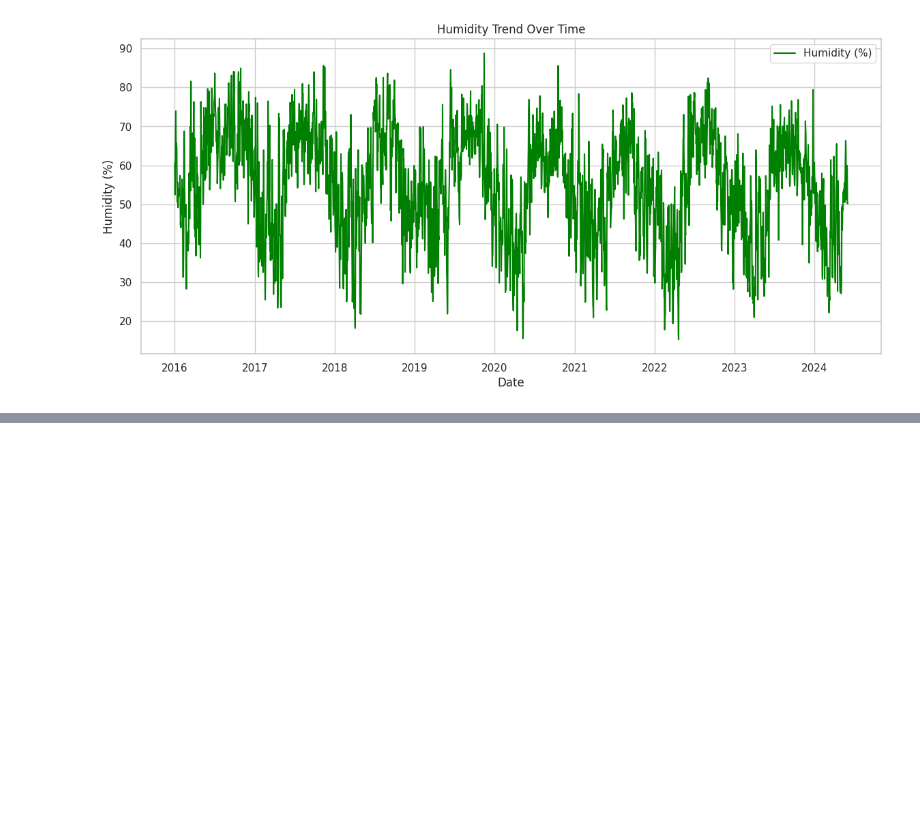
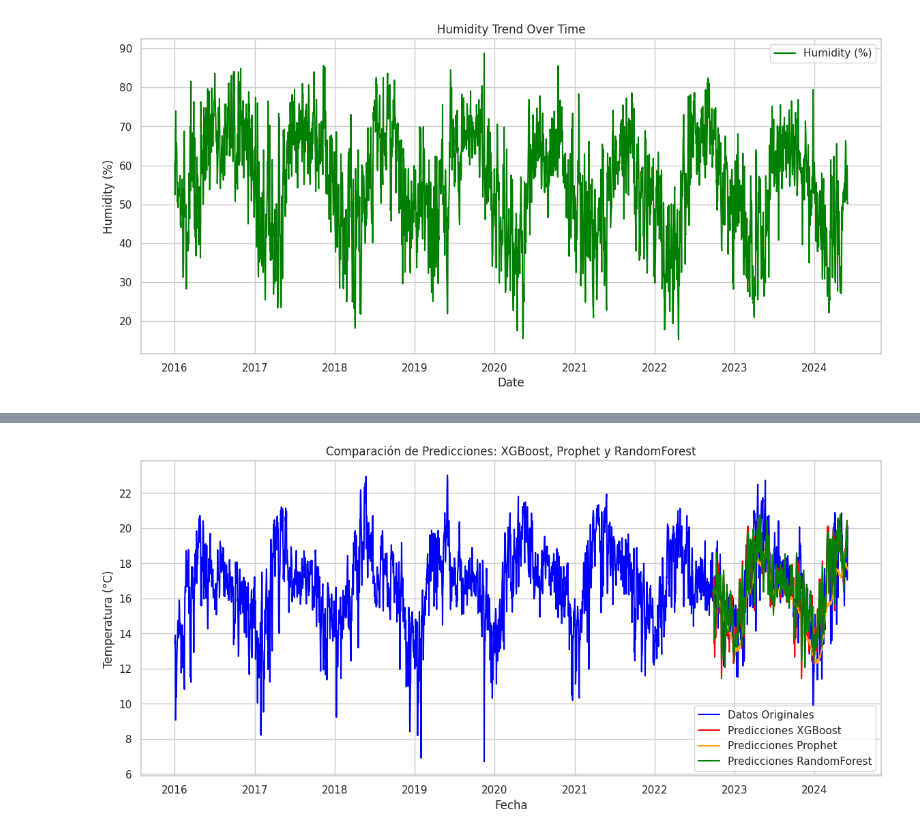
Before and after one commit to stormKx18/TFM_code_repo, a Jupyter notebook: data_analysis/completed_data_analysis_redmet_es.ipynb, the cells around one changed output, grey strips where cells are left out. Drawn from its saved outputs; the diff is of its cells as text; code cells hidden in the pictures; blank space fills up the shorter version.

```diff
--- a/data_analysis/completed_data_analysis_redmet_es.ipynb
+++ b/data_analysis/completed_data_analysis_redmet_es.ipynb
@@ -318,0 +429,87 @@ plt.show()
+# %%
+import pandas as pd
+import numpy as np
+import matplotlib.pyplot as plt
+from xgboost import XGBRegressor
+from sklearn.model_selection import train_test_split
+from sklearn.ensemble import RandomForestRegressor
+from sklearn.metrics import mean_squared_error, mean_absolute_error, r2_score
+from prophet import Prophet
+
+# Crear características basadas en el tiempo para XGBoost y RandomForest
+df['year'] = df.index.year
+df['month'] = df.index.month
+df['day'] = df.index.day
+X = df[['year', 'month', 'day']]
+y = df['temperature']
+
+# Dividir los datos en entrenamiento y prueba
+X_train, X_test, y_train, y_test = train_test_split(X, y, test_size=0.2, shuffle=False)
+
+### Modelo XGBoost
+model_xgb = XGBRegressor()
+model_xgb.fit(X_train, y_train)
+predictions_xgb = model_xgb.predict(X_test)
+
+# Calcular las métricas para XGBoost
+mse_xgb = mean_squared_error(y_test, predictions_xgb)
+mae_xgb = mean_absolute_error(y_test, predictions_xgb)
+r2_xgb = r2_score(y_test, predictions_xgb)
+
+### Modelo Prophet
+# Preparar los datos para Prophet
+df_temperature_prophet = df[['temperature']].reset_index()
+df_temperature_prophet.columns = ['ds', 'y']
+train_data, test_data = train_test_split(df_temperature_prophet, test_size=0.2, shuffle=False)
+
+# Entrenar y predecir con Prophet
+def prophet_forecast(train_data, periods):
+    model = Prophet()
+    model.fit(train_data)
+    future = model.make_future_dataframe(periods=periods, include_history=False)
+    forecast = model.predict(future)
+    return forecast
+
+periods = len(test_data)
+forecast_temperature = prophet_forecast(train_data, periods)
+predictions_prophet = forecast_temperature['yhat'].values
+
+# Calcular las métricas para Prophet
+mse_prophet = mean_squared_error(test_data['y'], predictions_prophet)
+mae_prophet = mean_absolute_error(test_data['y'], predictions_prophet)
+r2_prophet = r2_score(test_data['y'], predictions_prophet)
+
+### Modelo RandomForest
+model_rf = RandomForestRegressor()
+model_rf.fit(X_train, y_train)
+predictions_rf = model_rf.predict(X_test)
+
+# Calcular las métricas para RandomForest
+mse_rf = mean_squared_error(y_test, predictions_rf)
+mae_rf = mean_absolute_error(y_test, predictions_rf)
+r2_rf = r2_score(y_test, predictions_rf)
+
+### Imprimir las métricas de los tres modelos
+print("XGBoost - MSE:", mse_xgb, "MAE:", mae_xgb, "R²:", r2_xgb)
+print("Prophet - MSE:", mse_prophet, "MAE:", mae_prophet, "R²:", r2_prophet)
+print("RandomForest - MSE:", mse_rf, "MAE:", mae_rf, "R²:", r2_rf)
+
+### Graficar las predicciones de los tres modelos
+plt.figure(figsize=(14, 6))
+plt.plot(df.index, df['temperature'], label='Datos Originales', color='blue')
+
+# Graficar las predicciones de XGBoost
+plt.plot(df.index[-len(y_test):], predictions_xgb, label='Predicciones XGBoost', color='red')
+
+# Graficar las predicciones de Prophet
+plt.plot(test_data['ds'], predictions_prophet, label='Predicciones Prophet', color='orange')
+
+# Graficar las predicciones de RandomForest
+plt.plot(df.index[-len(y_test):], predictions_rf, label='Predicciones RandomForest', color='green')
+
+plt.title('Comparación de Predicciones: XGBoost, Prophet y RandomForest')
+plt.xlabel('Fecha')
+plt.ylabel('Temperatura (°C)')
+plt.legend()
+plt.show()
+# %% [output]
@@ -318,0 +521 @@ plt.show()
+[figure, added]
```
Also changed, not shown: parts of 18 cells of this notebook, 2 other files.
